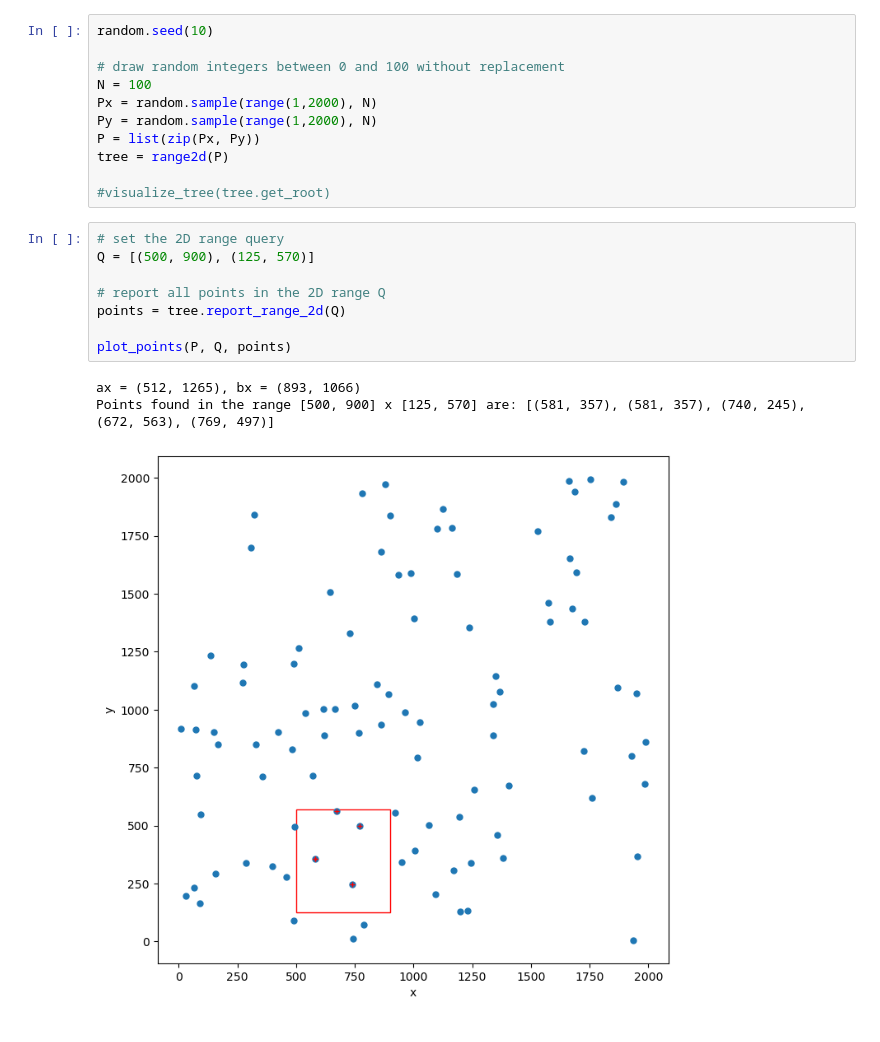
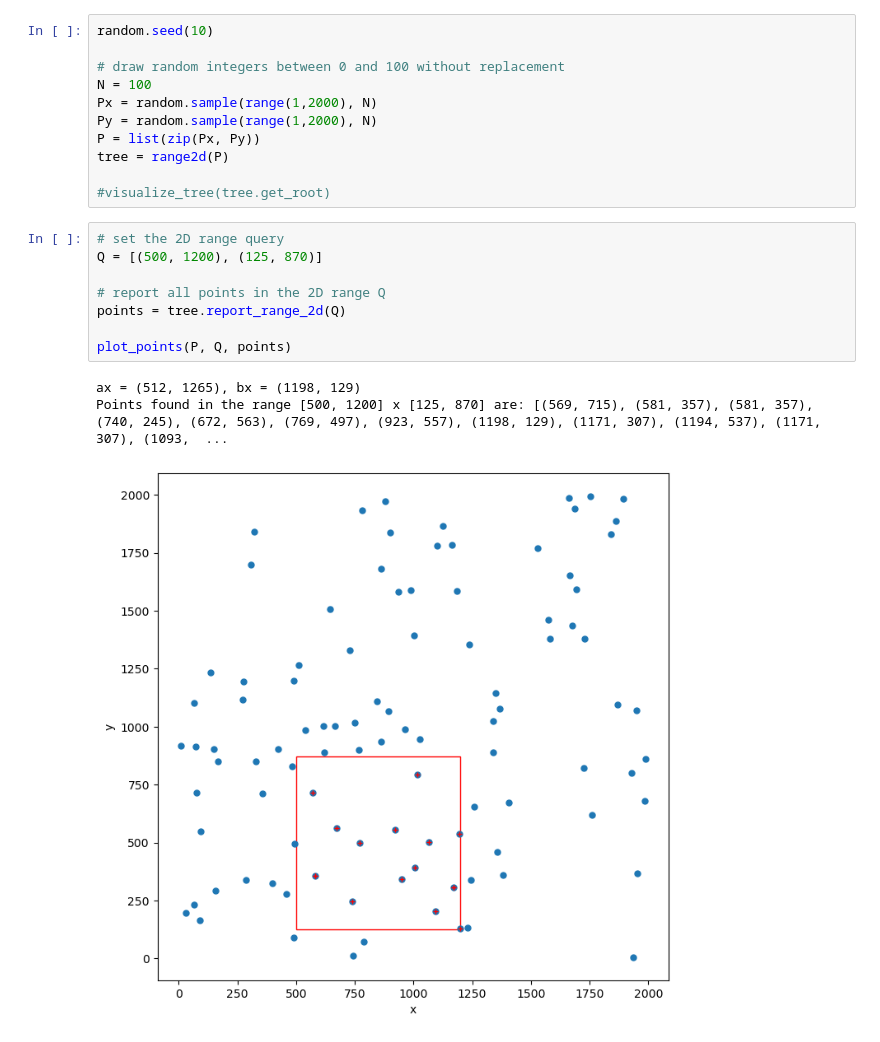
Before and after one commit to tsultan16/Classic_Algorithms, a Jupyter notebook: Range_Tree/2d_range_tree.ipynb, the cells around one changed output. Drawn from its saved outputs; the diff is of its cells as text.

```diff
--- a/Range_Tree/2d_range_tree.ipynb
+++ b/Range_Tree/2d_range_tree.ipynb
@@ -355,13 +357,13 @@ tree = range2d(P)
 #visualize_tree(tree.get_root)
 # %%
 # set the 2D range query
-Q = [(500, 900), (125, 570)]
+Q = [(500, 1200), (125, 870)]
 
 # report all points in the 2D range Q
 points = tree.report_range_2d(Q)
 
 plot_points(P, Q, points)
 # %% [output]
-ax = (512, 1265), bx = (893, 1066)
-Points found in the range [500, 900] x [125, 570] are: [(581, 357), (581, 357), (740, 245), (672, 563), (769, 497)]
+ax = (512, 1265), bx = (1198, 129)
+Points found in the range [500, 1200] x [125, 870] are: [(569, 715), (581, 357), (581, 357), (740, 245), (672, 563), (769, 497), (923, 557), (1198, 129), (1171, 307), (1194, 537), (1171, 307), (1093,  ...
-[figure, old version]
+[figure, new version]
```
Also changed, not shown: parts of 1 cell of this notebook.
